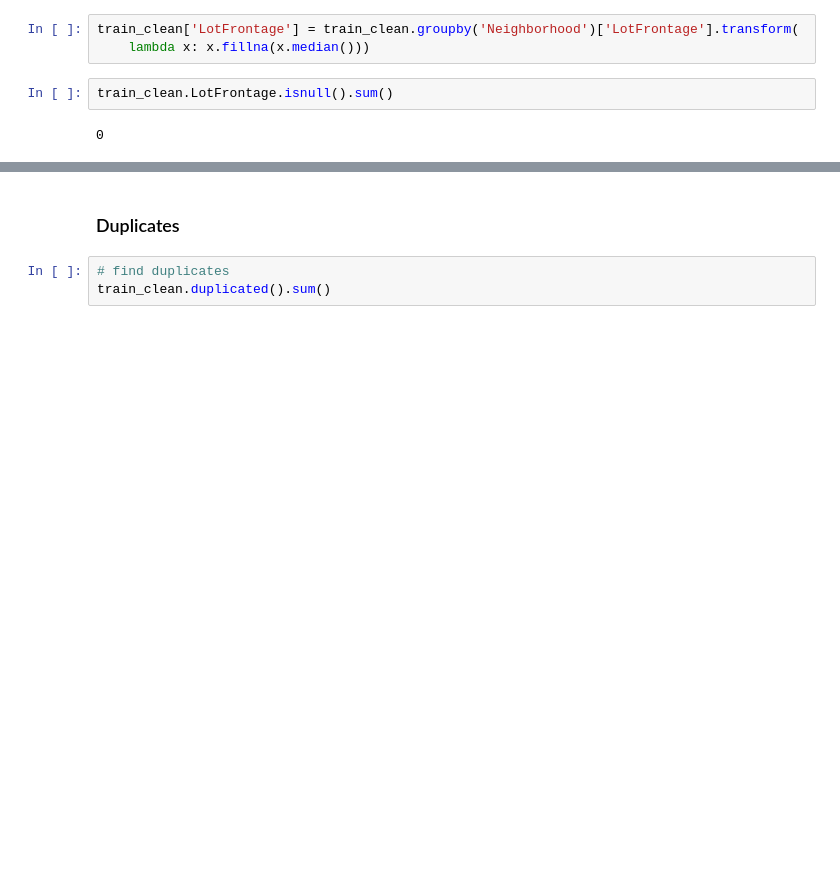
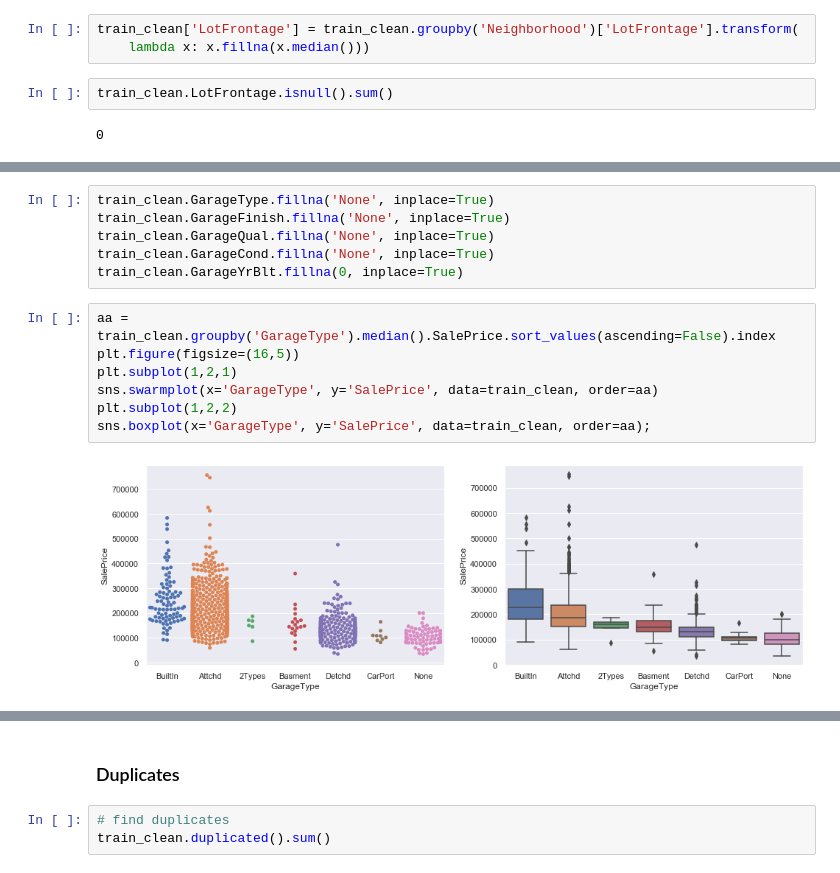
Before and after one commit to gepallas/ML_House_Prices, a Jupyter notebook: HousePricesEDA.ipynb, the cells around one changed output, grey strips where cells are left out. Drawn from its saved outputs; the diff is of its cells as text; blank space fills up the shorter version.

```diff
--- a/HousePricesEDA.ipynb
+++ b/HousePricesEDA.ipynb
@@ -485,0 +547,15 @@ train_clean.LotFrontage.isnull().sum()
+# %%
+train_clean.GarageType.fillna('None', inplace=True)
+train_clean.GarageFinish.fillna('None', inplace=True)
+train_clean.GarageQual.fillna('None', inplace=True)
+train_clean.GarageCond.fillna('None', inplace=True)
+train_clean.GarageYrBlt.fillna(0, inplace=True)
+# %%
+aa = train_clean.groupby('GarageType').median().SalePrice.sort_values(ascending=False).index
+plt.figure(figsize=(16,5))
+plt.subplot(1,2,1)
+sns.swarmplot(x='GarageType', y='SalePrice', data=train_clean, order=aa)
+plt.subplot(1,2,2)
+sns.boxplot(x='GarageType', y='SalePrice', data=train_clean, order=aa);
+# %% [output]
+[figure, added]
```
Also changed, not shown: parts of 14 cells of this notebook.
